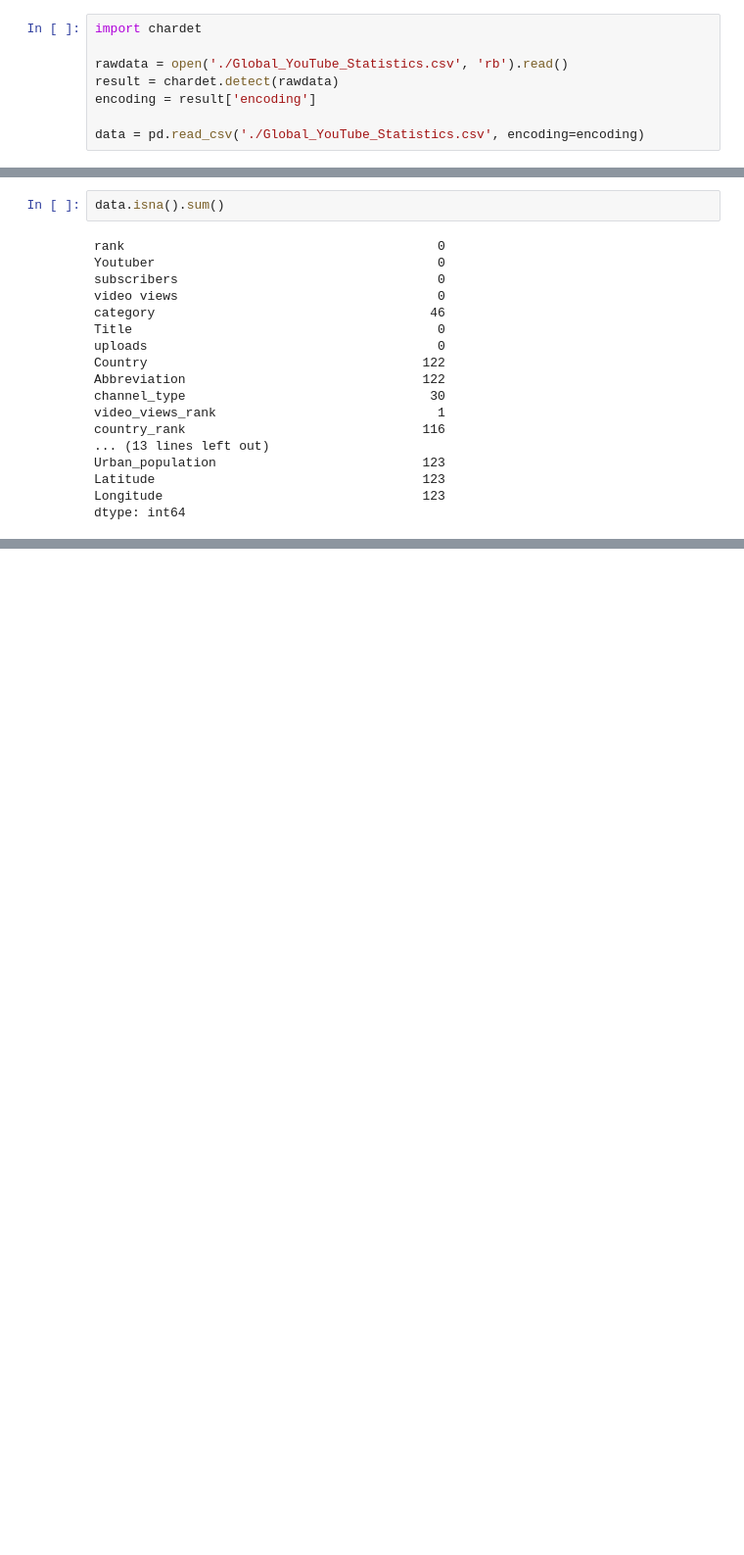
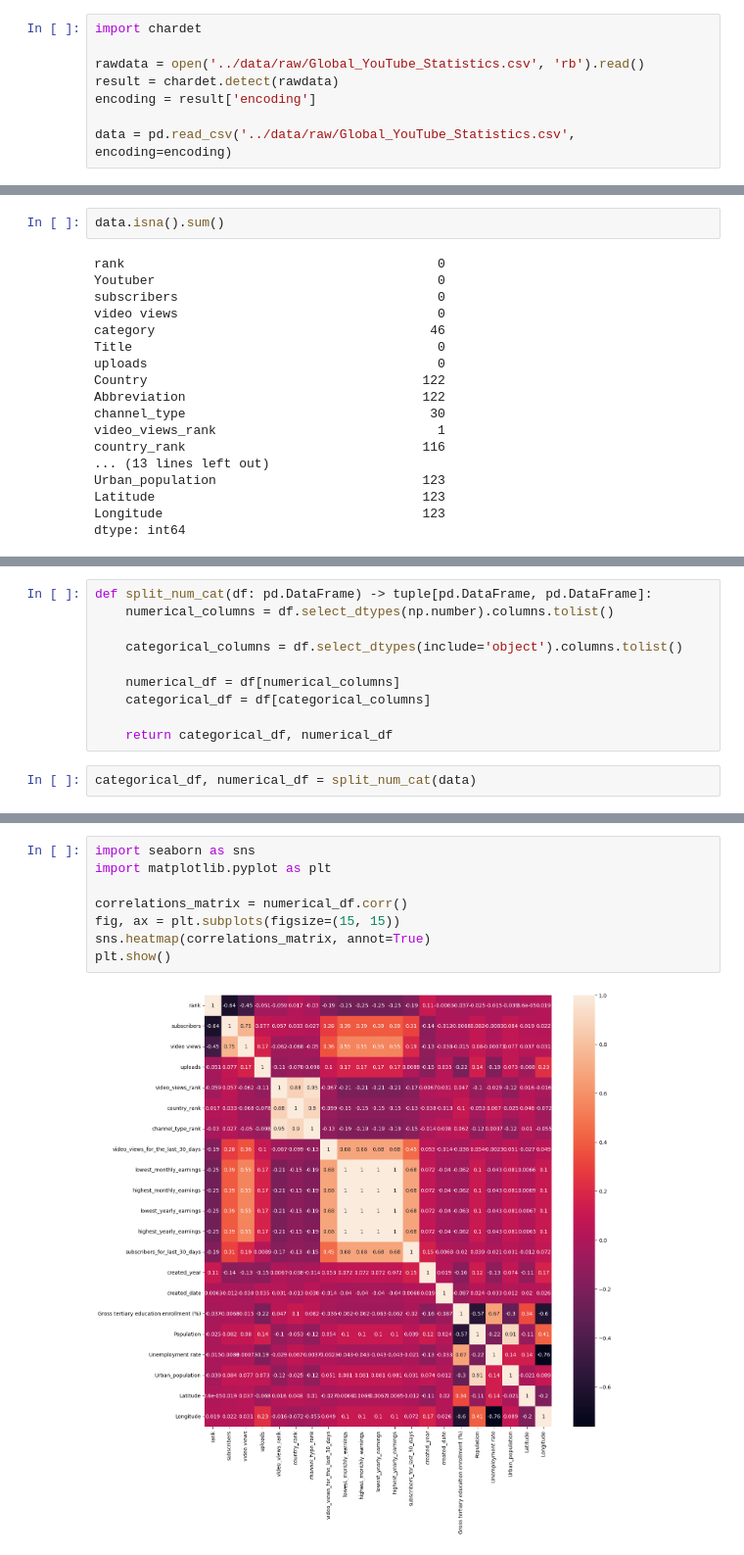
Before and after one commit to sergioabz/final_project_bootcamp, a Jupyter notebook: notebooks/Final_Project.ipynb, the cells around one changed output, grey strips where cells are left out. Shown at 98% size. Saved outputs shown, nothing was run; the diff lists cells and outputs as text; blank space fills up the shorter version.

```diff
--- a/notebooks/Final_Project.ipynb
+++ b/notebooks/Final_Project.ipynb
@@ -4,8 +17,8 @@ import numpy as np
 # %%
 import chardet
 
-rawdata = open('./Global_YouTube_Statistics.csv', 'rb').read()
+rawdata = open('../data/raw/Global_YouTube_Statistics.csv', 'rb').read()
 result = chardet.detect(rawdata)
 encoding = result['encoding']
 
-data = pd.read_csv('./Global_YouTube_Statistics.csv', encoding=encoding)
+data = pd.read_csv('../data/raw/Global_YouTube_Statistics.csv', encoding=encoding)
@@ -47,0 +204,12 @@ dtype: int64
+# %%
+def split_num_cat(df: pd.DataFrame) -> tuple[pd.DataFrame, pd.DataFrame]:
+    numerical_columns = df.select_dtypes(np.number).columns.tolist()
+
+    categorical_columns = df.select_dtypes(include='object').columns.tolist()
+
+    numerical_df = df[numerical_columns]
+    categorical_df = df[categorical_columns]
+
+    return categorical_df, numerical_df
+# %%
+categorical_df, numerical_df = split_num_cat(data)
@@ -47,0 +466,10 @@ dtype: int64
+# %%
+import seaborn as sns
+import matplotlib.pyplot as plt
+
+correlations_matrix = numerical_df.corr()
+fig, ax = plt.subplots(figsize=(15, 15))
+sns.heatmap(correlations_matrix, annot=True)
+plt.show()
+# %% [output]
+[figure, added]
```
Also changed, not shown: parts of 83 cells of this notebook.
